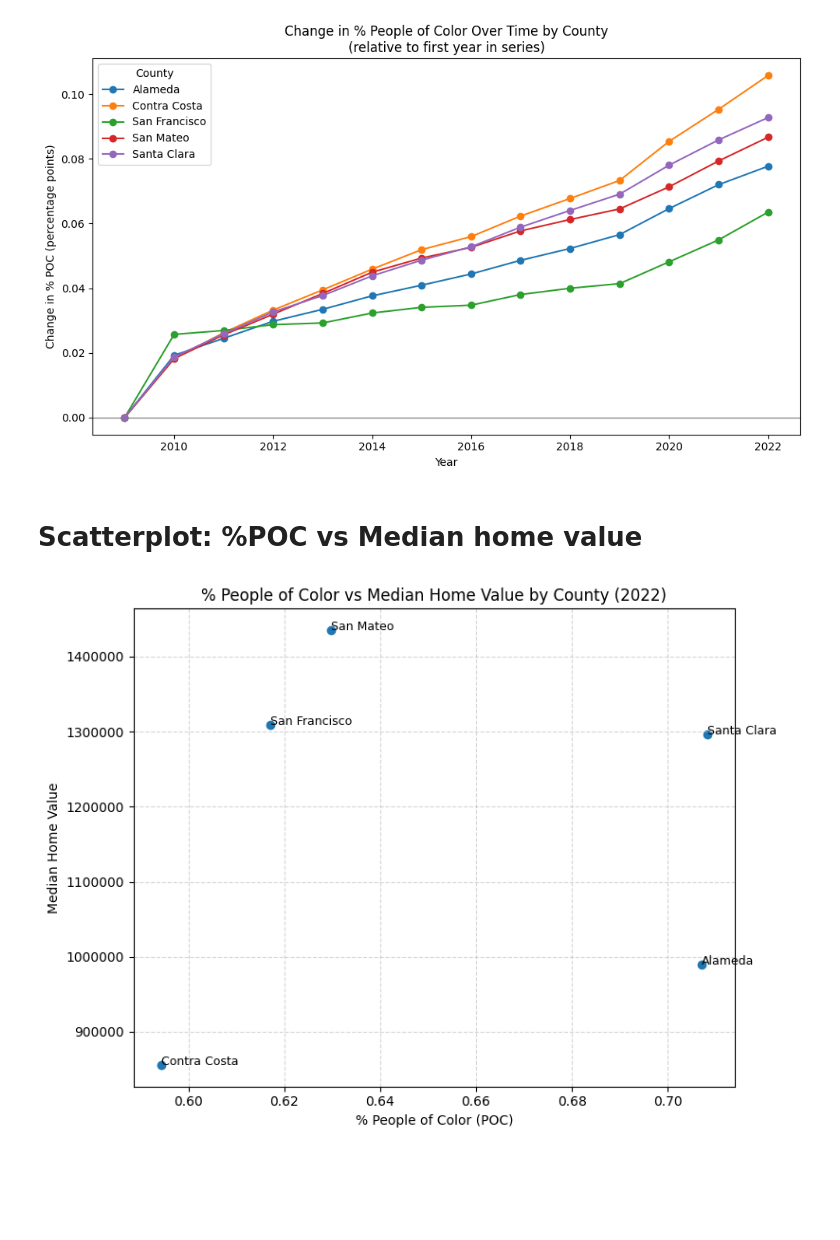
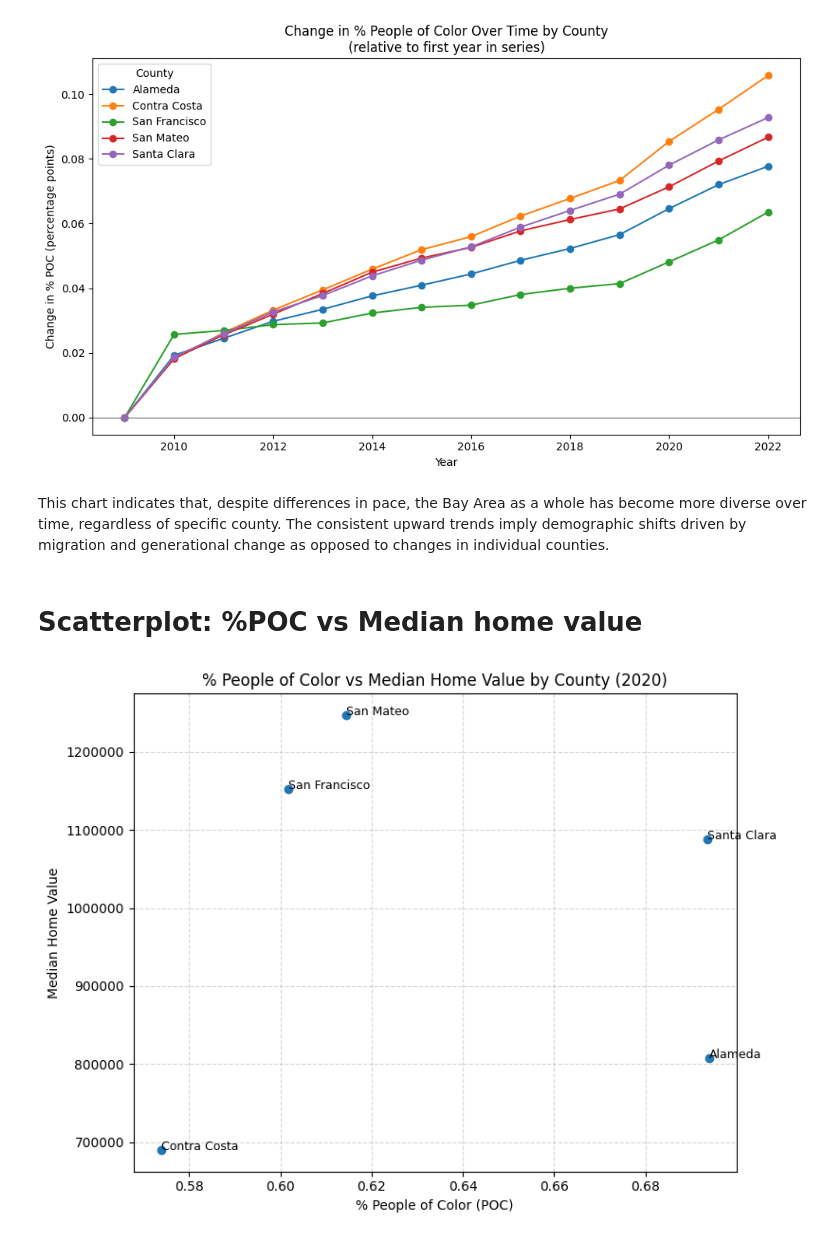
Before and after one commit to UCB-stat-159-f25/final-group10, a Jupyter notebook: ACSdataPlots.ipynb, the cells around one changed output. Cells and saved outputs as stored; diff of their text form; code cells hidden in the pictures; blank space fills up the shorter version.

```diff
--- a/ACSdataPlots.ipynb
+++ b/ACSdataPlots.ipynb
@@ -274,33 +231,33 @@ plt.tight_layout()
 plt.show()
 # %% [output]
 [figure]
+# %% [markdown]
+This chart indicates that, despite differences in pace, the Bay Area as a whole has become more diverse over time, regardless of specific county. The consistent upward trends imply demographic shifts driven by migration and generational change as opposed to changes in individual counties.
 # %% [markdown]
 #  Scatterplot: %POC vs Median home value
 # %%
-year_to_plot = 2022
-
-scatter_data = county_year[county_year["year"] == year_to_plot].dropna(
+scatter_data = county_year[county_year["year"] == year].dropna(
     subset=["pct_poc", "median_home_value"]
 )
 
 fig, ax = plt.subplots(figsize=(8, 6))
 
 ax.scatter(scatter_data["pct_poc"], scatter_data["median_home_value"])
 
 # Add county labels next to points
 for _, row in scatter_data.iterrows():
     ax.text(row["pct_poc"],
             row["median_home_value"],
             row["county_name"],
             fontsize=9)
 
-ax.set_title(f"% People of Color vs Median Home Value by County ({year_to_plot})")
+ax.set_title(f"% People of Color vs Median Home Value by County ({year})")
 ax.set_xlabel("% People of Color (POC)")
 ax.set_ylabel("Median Home Value")
 ax.ticklabel_format(axis="y", style="plain")
 ax.grid(True, linestyle="--", alpha=0.5)
 
 plt.tight_layout()
 plt.show()
 # %% [output]
-[figure, old version]
+[figure, new version]
```
Also changed, not shown: parts of 15 cells of this notebook.
